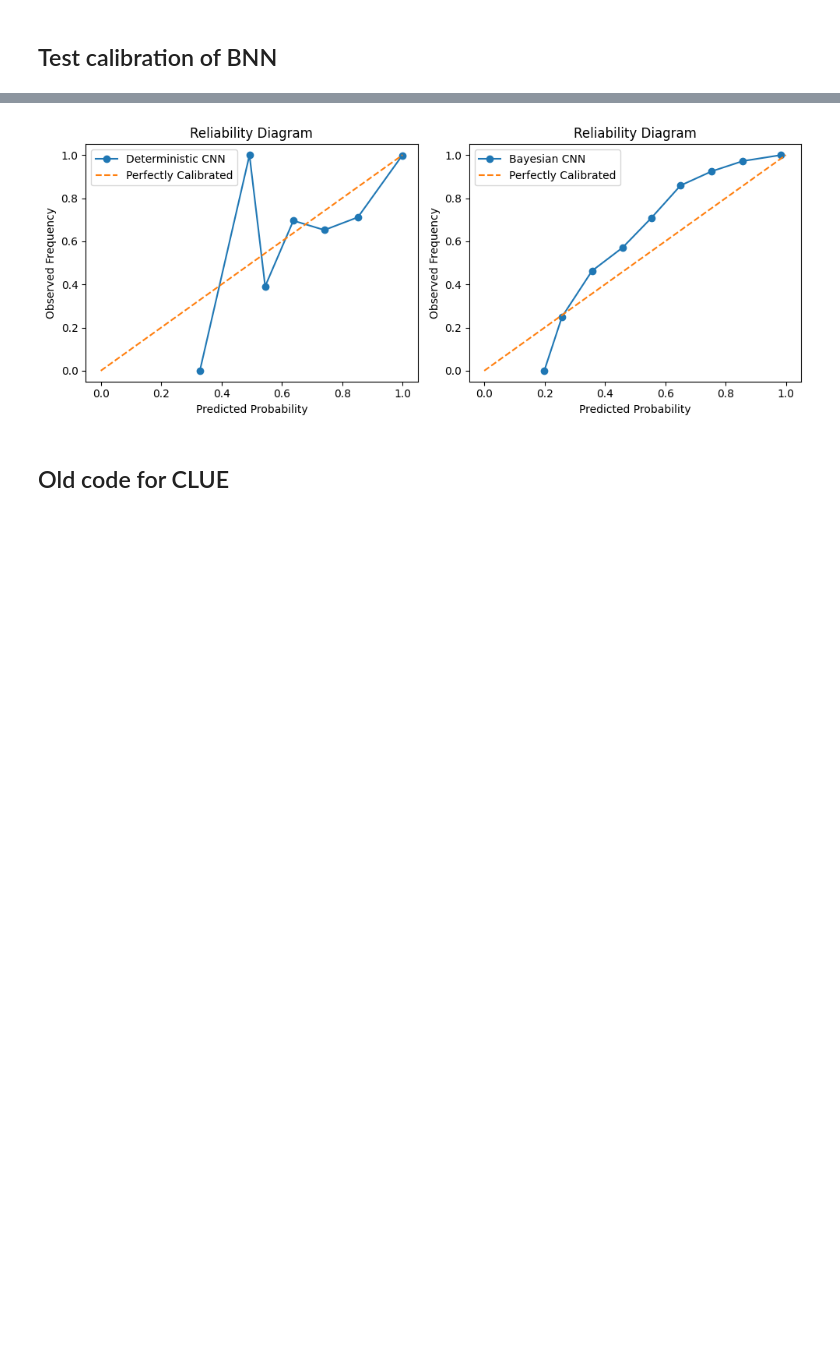
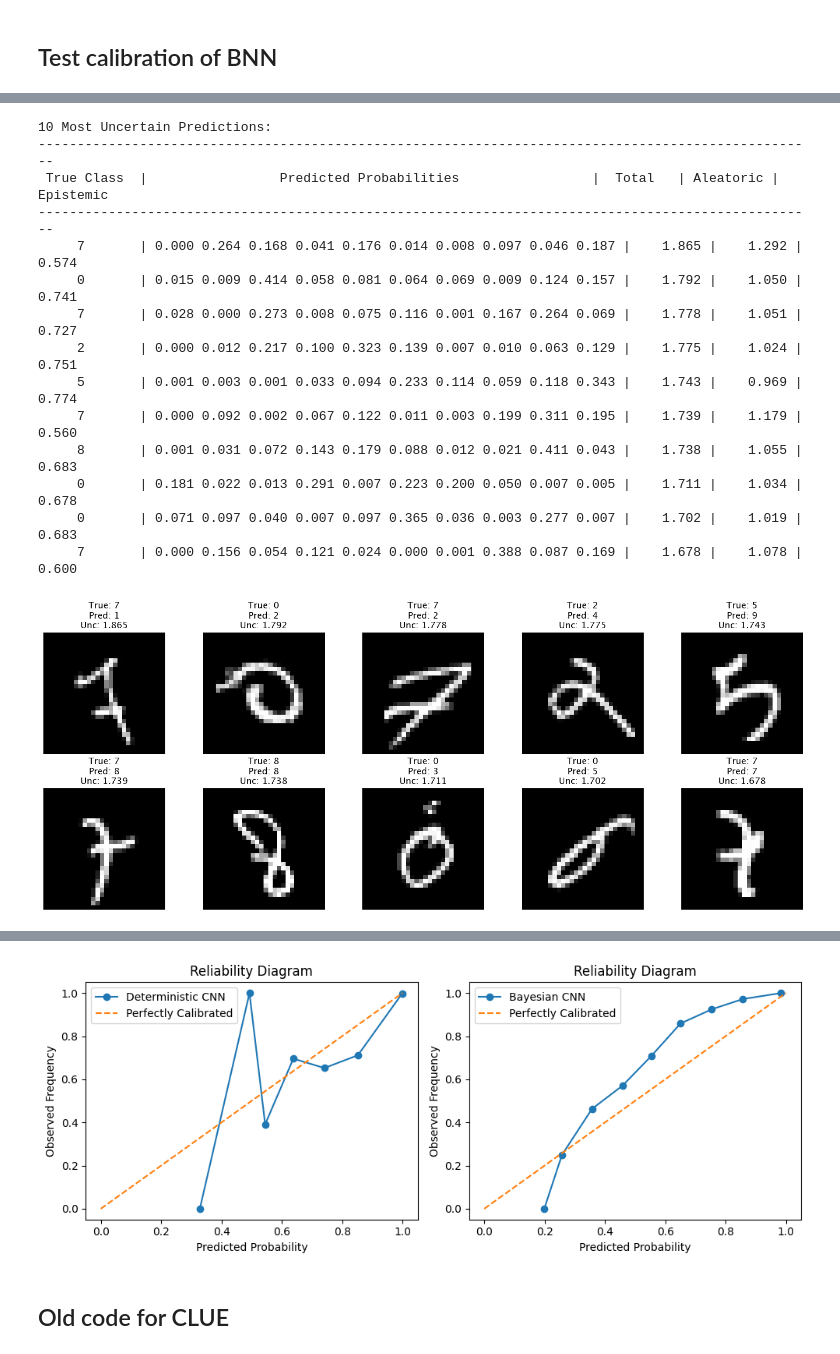
Before and after one commit to confinlay/Bayesian-CE, a Jupyter notebook: my-experiments/test-CLUE.ipynb, the cells around one changed output, grey strips where cells are left out. Saved outputs shown, nothing was run; the diff lists cells and outputs as text; code cells hidden in the pictures; blank space fills up the shorter version.

```diff
--- a/my-experiments/test-CLUE.ipynb
+++ b/my-experiments/test-CLUE.ipynb
@@ -381,3 +378,60 @@ plot_reliability_diagram(y_test, pred_classes, max_probs_BNN)
+# %%
+# Get predictions and uncertainties for all test data
+from src.probability import decompose_entropy_cat
+
+# Get predictions and uncertainties from BNN for all test data
+with torch.no_grad():
+    probs = BNN.sample_predict(x_test_processed, Nsamples=50, grad=False)
+    mean_probs = probs.mean(dim=0).cpu().numpy()
+
+    # Decompose uncertainty using categorical entropy
+    total_unc, aleatoric_unc, epistemic_unc = decompose_entropy_cat(probs)
+    total_unc = total_unc.cpu().numpy()
+    aleatoric_unc = aleatoric_unc.cpu().numpy()
+    epistemic_unc = epistemic_unc.cpu().numpy()
+
+# Get indices of 10 most uncertain predictions
+most_uncertain_idx = np.argsort(total_unc)[-10:][::-1]
+
+# Create figure with subplots
+fig, axes = plt.subplots(2, 5, figsize=(15, 6))
+axes = axes.ravel()
+
+# Print results and plot images
+print("10 Most Uncertain Predictions:")
+print("-" * 100)
+print(f"{'True Class':^12} | {'Predicted Probabilities':^55} | {'Total':^8} | {'Aleatoric':^8} | {'Epistemic':^8}")
+print("-" * 100)
+
+for i, idx in enumerate(most_uncertain_idx):
+    # Print probabilities and uncertainties
+    prob_str = " ".join([f"{p:.3f}" for p in mean_probs[idx]])
+    print(f"{y_test[idx]:^12d} | {prob_str} | {total_unc[idx]:8.3f} | {aleatoric_unc[idx]:8.3f} | {epistemic_unc[idx]:8.3f}")
+
+    # Plot image
+    img = x_test[idx].reshape(28, 28)
+    axes[i].imshow(img, cmap='gray')
+    axes[i].axis('off')
+    axes[i].set_title(f'True: {y_test[idx]}\nPred: {mean_probs[idx].argmax()}\nUnc: {total_unc[idx]:.3f}')
+
+plt.tight_layout()
+plt.show()
+# %% [output]
+10 Most Uncertain Predictions:
+----------------------------------------------------------------------------------------------------
+ True Class  |                 Predicted Probabilities                 |  Total   | Aleatoric | Epistemic
+----------------------------------------------------------------------------------------------------
+     7       | 0.000 0.264 0.168 0.041 0.176 0.014 0.008 0.097 0.046 0.187 |    1.865 |    1.292 |    0.574
+     0       | 0.015 0.009 0.414 0.058 0.081 0.064 0.069 0.009 0.124 0.157 |    1.792 |    1.050 |    0.741
+     7       | 0.028 0.000 0.273 0.008 0.075 0.116 0.001 0.167 0.264 0.069 |    1.778 |    1.051 |    0.727
+     2       | 0.000 0.012 0.217 0.100 0.323 0.139 0.007 0.010 0.063 0.129 |    1.775 |    1.024 |    0.751
+     5       | 0.001 0.003 0.001 0.033 0.094 0.233 0.114 0.059 0.118 0.343 |    1.743 |    0.969 |    0.774
+     7       | 0.000 0.092 0.002 0.067 0.122 0.011 0.003 0.199 0.311 0.195 |    1.739 |    1.179 |    0.560
+     8       | 0.001 0.031 0.072 0.143 0.179 0.088 0.012 0.021 0.411 0.043 |    1.738 |    1.055 |    0.683
+     0       | 0.181 0.022 0.013 0.291 0.007 0.223 0.200 0.050 0.007 0.005 |    1.711 |    1.034 |    0.678
+     0       | 0.071 0.097 0.040 0.007 0.097 0.365 0.036 0.003 0.277 0.007 |    1.702 |    1.019 |    0.683
+     7       | 0.000 0.156 0.054 0.121 0.024 0.000 0.001 0.388 0.087 0.169 |    1.678 |    1.078 |    0.600
+[figure, added]
 # %%
 # Train a regular CNN for comparison
 import torch.nn as nn
```
Also changed, not shown: parts of 18 cells of this notebook.
